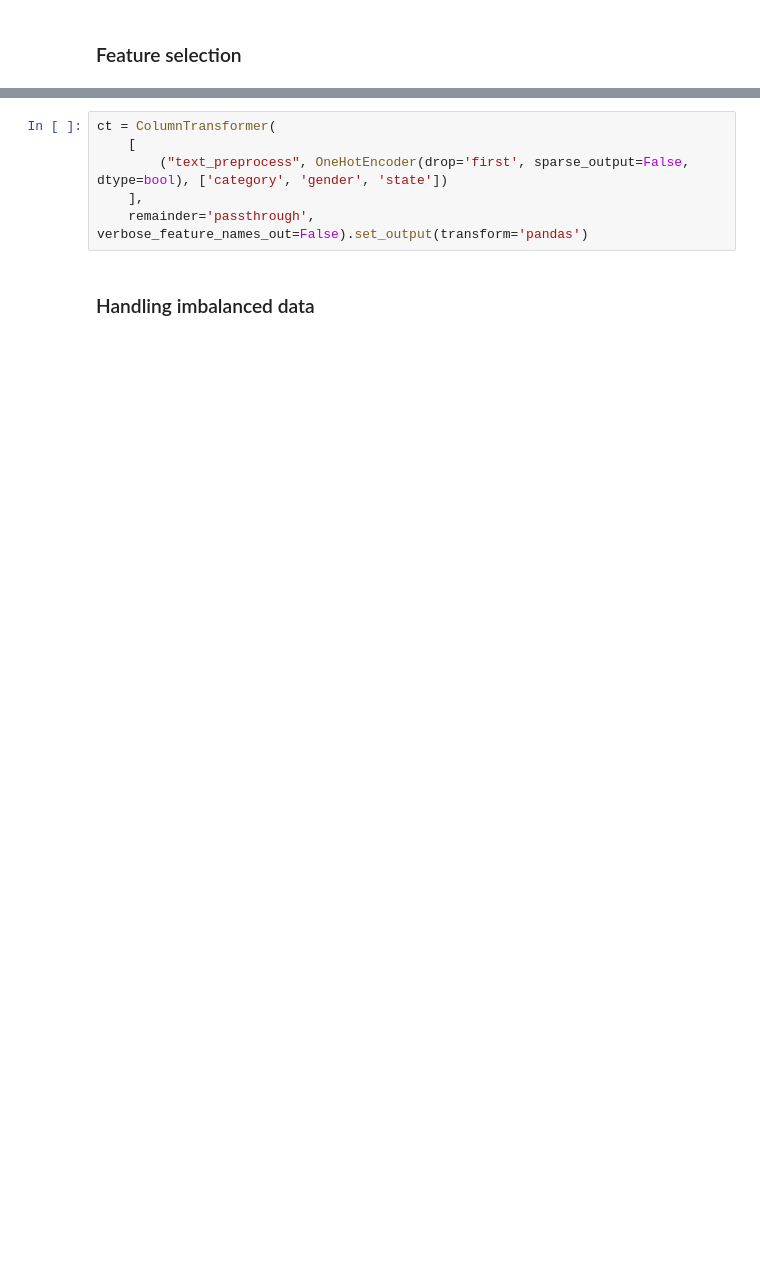
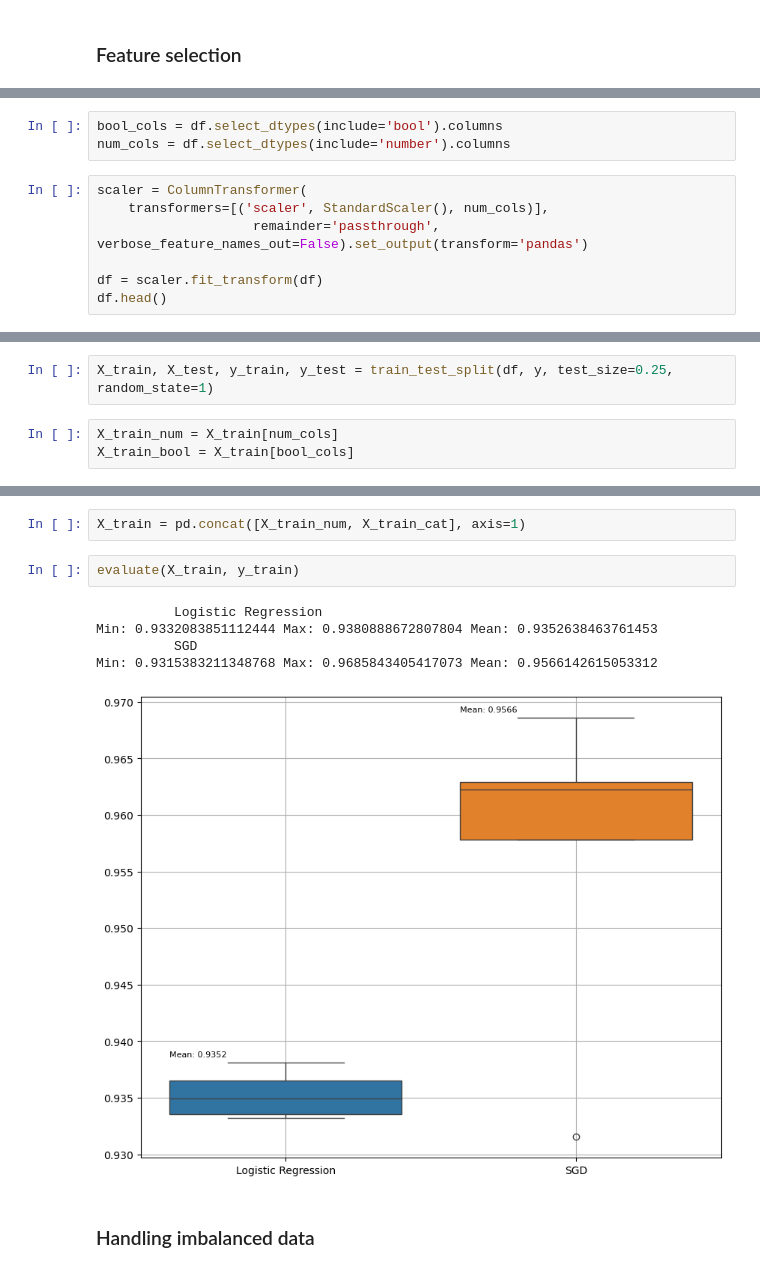
Before and after one commit to ArtemAntonov/Credit-Card-Transactions-Fraud-Detection, a Jupyter notebook: 2. Preprocessing.ipynb, the cells around one changed output, grey strips where cells are left out. Saved outputs shown, nothing was run; the diff lists cells and outputs as text; blank space fills up the shorter version.

```diff
--- a/2. Preprocessing.ipynb
+++ b/2. Preprocessing.ipynb
@@ -128,0 +105,10 @@ X_train
+# %%
+bool_cols = df.select_dtypes(include='bool').columns
+num_cols = df.select_dtypes(include='number').columns
+# %%
+scaler = ColumnTransformer(
+    transformers=[('scaler', StandardScaler(), num_cols)],
+                    remainder='passthrough', verbose_feature_names_out=False).set_output(transform='pandas')
+
+df = scaler.fit_transform(df)
+df.head()
@@ -129,2 +122,7 @@ X_train
+# %%
+X_train, X_test, y_train, y_test = train_test_split(df, y, test_size=0.25, random_state=1)
+# %%
+X_train_num = X_train[num_cols]
+X_train_bool = X_train[bool_cols]
 # %%
 pca = PCA(n_components=0.99, copy=False)
@@ -149,11 +148,15 @@ Data columns (total 18 columns):
  17  17      972506 non-null  float64
 dtypes: float64(18)
 memory usage: 133.6 MB
-# %%
-ct = ColumnTransformer(
-    [
-        ("text_preprocess", OneHotEncoder(drop='first', sparse_output=False, dtype=bool), ['category', 'gender', 'state'])
-    ],
-    remainder='passthrough', verbose_feature_names_out=False).set_output(transform='pandas')
+# %%
+X_train = pd.concat([X_train_num, X_train_cat], axis=1)
+# %%
+evaluate(X_train, y_train)
+# %% [output]
+          Logistic Regression
+Min: 0.9332083851112444 Max: 0.9380888672807804 Mean: 0.9352638463761453
+          SGD
+Min: 0.9315383211348768 Max: 0.9685843405417073 Mean: 0.9566142615053312
+[figure, added]
 # %% [markdown]
 ### Handling imbalanced data
```
Also changed, not shown: parts of 19 cells of this notebook.
